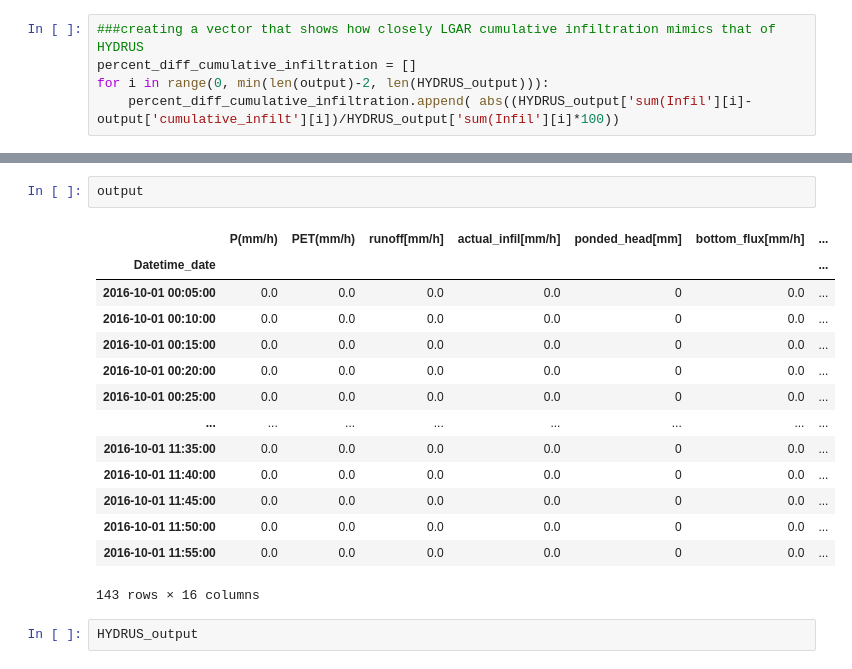
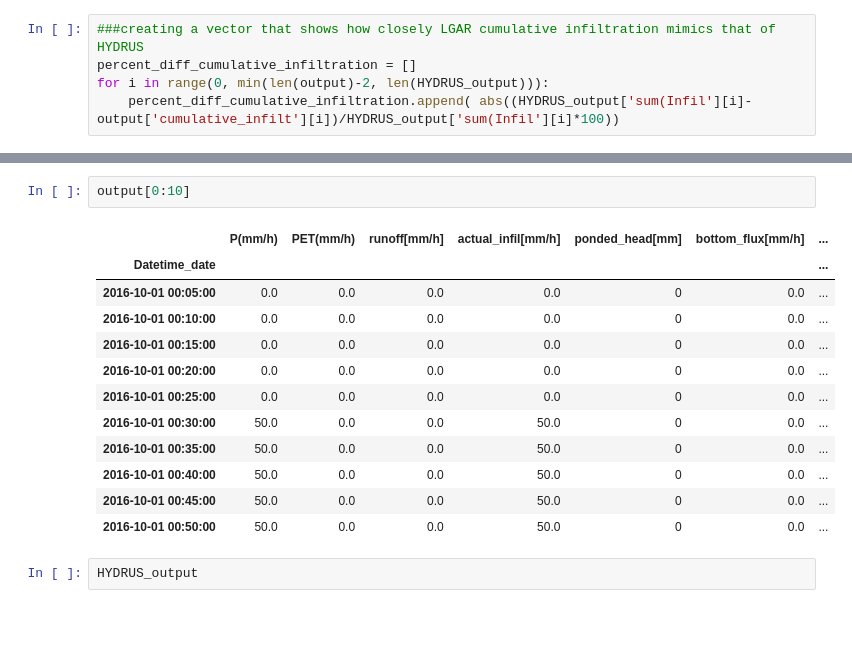
Before and after one commit to NOAA-OWP/LGAR-Py, a Jupyter notebook: vis_files/LGAR_visualize_synth_3.ipynb, the cells around one changed output, grey strips where cells are left out. Saved outputs shown, nothing was run; the diff lists cells and outputs as text; blank space fills up the shorter version.

```diff
--- a/vis_files/LGAR_visualize_synth_3.ipynb
+++ b/vis_files/LGAR_visualize_synth_3.ipynb
@@ -315,20 +330,18 @@ Text(0.5, 0, 'time (h)')
 # %%
-output
+output[0:10]
 # %% [output]
 |  | P(mm/h) | PET(mm/h) | runoff[mm/h] | actual_infil[mm/h] | ponded_head[mm] | bottom_flux[mm/h] | ... |
 | Datetime_date |  |  |  |  |  |  | ... |
 | 2016-10-01 00:05:00 | 0.0 | 0.0 | 0.0 | 0.0 | 0 | 0.0 | ... |
 | 2016-10-01 00:10:00 | 0.0 | 0.0 | 0.0 | 0.0 | 0 | 0.0 | ... |
 | 2016-10-01 00:15:00 | 0.0 | 0.0 | 0.0 | 0.0 | 0 | 0.0 | ... |
 | 2016-10-01 00:20:00 | 0.0 | 0.0 | 0.0 | 0.0 | 0 | 0.0 | ... |
 | 2016-10-01 00:25:00 | 0.0 | 0.0 | 0.0 | 0.0 | 0 | 0.0 | ... |
-| ... | ... | ... | ... | ... | ... | ... | ... |
-| 2016-10-01 11:35:00 | 0.0 | 0.0 | 0.0 | 0.0 | 0 | 0.0 | ... |
-| 2016-10-01 11:40:00 | 0.0 | 0.0 | 0.0 | 0.0 | 0 | 0.0 | ... |
-| 2016-10-01 11:45:00 | 0.0 | 0.0 | 0.0 | 0.0 | 0 | 0.0 | ... |
-| 2016-10-01 11:50:00 | 0.0 | 0.0 | 0.0 | 0.0 | 0 | 0.0 | ... |
-| 2016-10-01 11:55:00 | 0.0 | 0.0 | 0.0 | 0.0 | 0 | 0.0 | ... |
+| 2016-10-01 00:30:00 | 50.0 | 0.0 | 0.0 | 50.0 | 0 | 0.0 | ... |
+| 2016-10-01 00:35:00 | 50.0 | 0.0 | 0.0 | 50.0 | 0 | 0.0 | ... |
+| 2016-10-01 00:40:00 | 50.0 | 0.0 | 0.0 | 50.0 | 0 | 0.0 | ... |
+| 2016-10-01 00:45:00 | 50.0 | 0.0 | 0.0 | 50.0 | 0 | 0.0 | ... |
+| 2016-10-01 00:50:00 | 50.0 | 0.0 | 0.0 | 50.0 | 0 | 0.0 | ... |
-143 rows × 16 columns
 # %%
 HYDRUS_output
 # %% [output]
```
Also changed, not shown: parts of 1 cell of this notebook, 12 other files.
